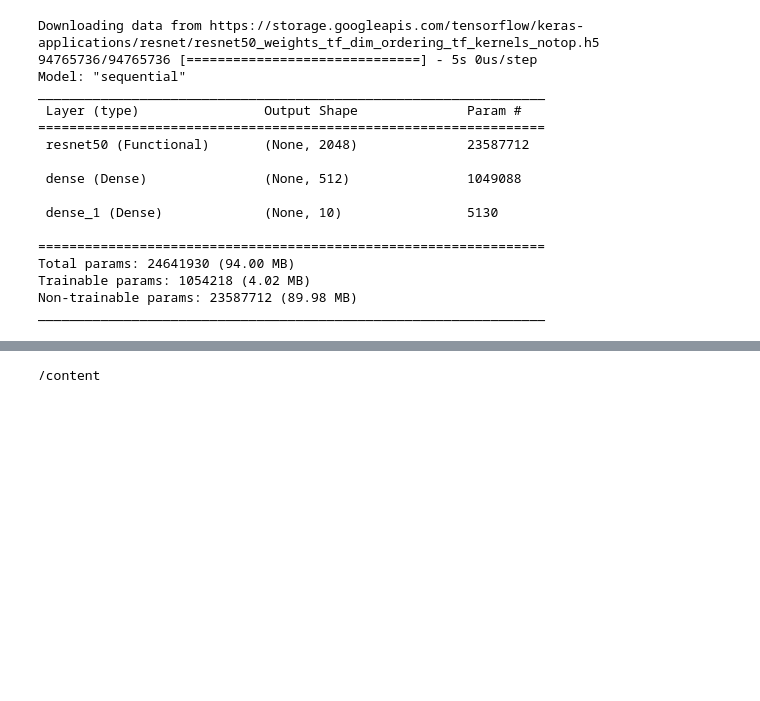
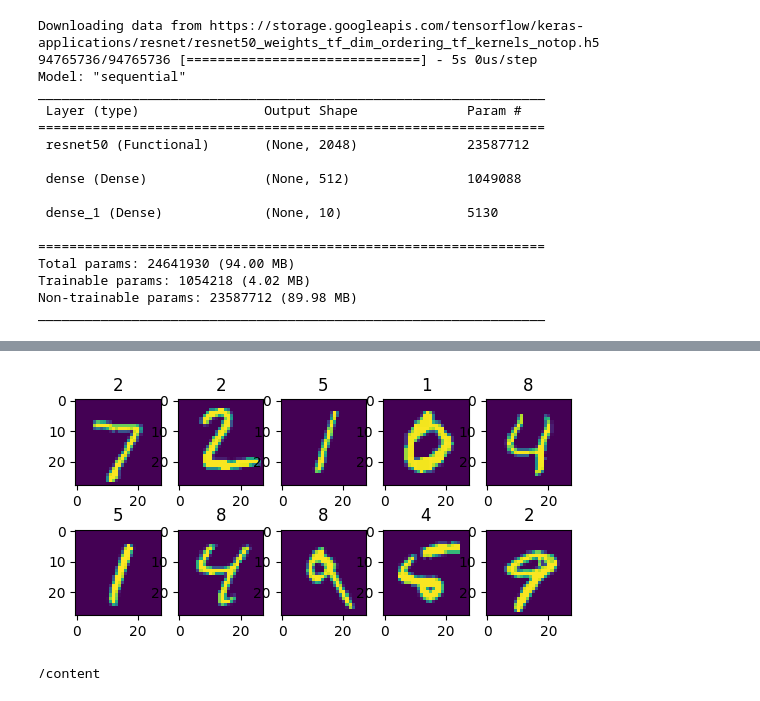
Before and after one commit to AnisH1427/Multilingual-OCR-FYP, a Jupyter notebook: Model/Model_development.ipynb, the cells around one changed output, grey strips where cells are left out. Cells and saved outputs as stored; diff of their text form; code cells hidden in the pictures; blank space fills up the shorter version.

```diff
--- a/Model/Model_development.ipynb
+++ b/Model/Model_development.ipynb
@@ -101,5 +122,5 @@ Epoch 1/10
 def get_predictions(model, data):
     return np.array([np.argmax(prediction) for prediction in model.predict(data)])
 # %%
-predicted = get_predictions(model, X_val)
+predicted = get_predictions(model, X_test)
 pd.Series(predicted).value_counts()
@@ -108,10 +150,13 @@ pd.Series([np.argmax(i) for i in y_val]).value_counts()
 # %%
+import matplotlib.pyplot as plt
 show_images = 10
 
 for i in range(show_images):
     plt.subplot(show_images // 5 + 1, 5, i + 1)
     plt.title(str(predicted[i]))
-    plt.imshow(X_val[i, :, :, 1].reshape(28, 28))
+    plt.imshow(X_test[i, :, :, 1].reshape(28, 28))
+# %% [output]
+[figure, added]
 # %%
 !pwd
 # %% [output]
```
Also changed, not shown: parts of 14 cells of this notebook.
